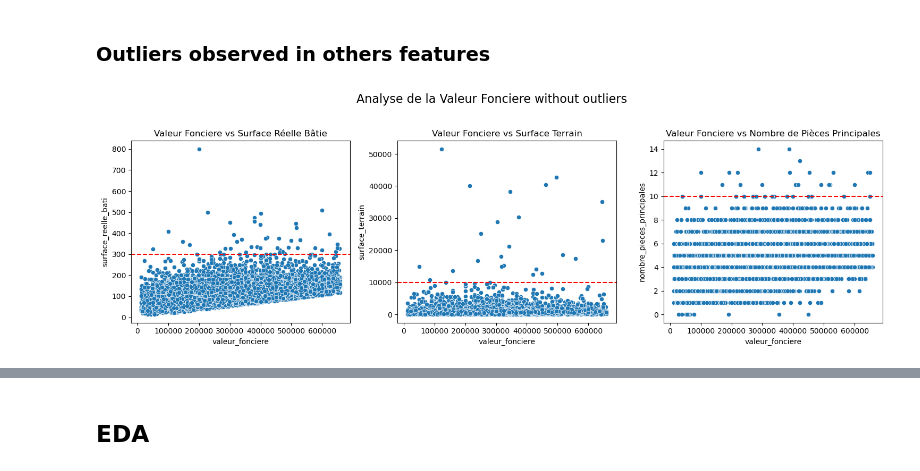
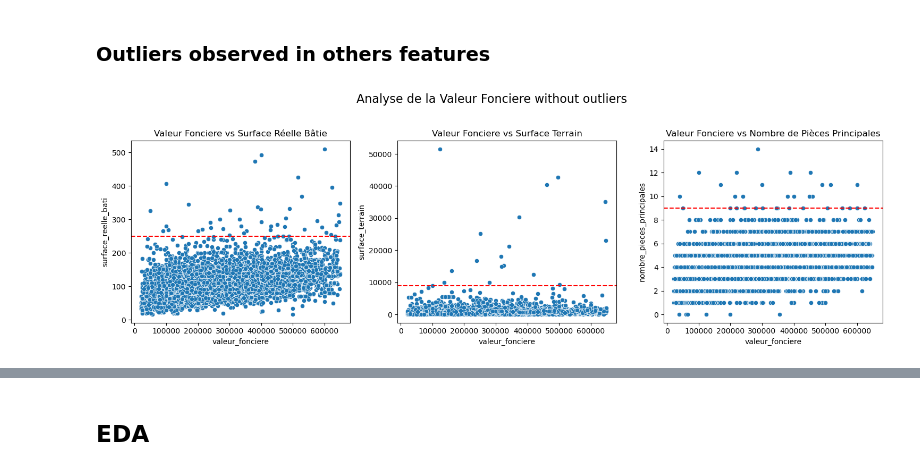
Before and after one commit to MelanieP31/Project_ML_HousePrice, a Jupyter notebook: House_Price_Toulouse/test2.ipynb, the cells around one changed output, grey strips where cells are left out. Cells and saved outputs as stored; diff of their text form; code cells hidden in the pictures.

```diff
--- a/House_Price_Toulouse/test2.ipynb
+++ b/House_Price_Toulouse/test2.ipynb
@@ -188,8 +223,6 @@ Series([], dtype: float64)
 # %%
 #save version df final
 df.to_csv("HouseApptPrice_Tls.csv",index=False)
-# %%
-df = pd.read_csv("HouseApptPrice_Tls.csv")
 # %%
 # Separate apartment and house
 df_maison = df[df['type_local']=='Maison']
@@ -211,6 +244,3 @@ len(df_appt)
 ### Analysis
 # %%
 df_house = pd.read_csv("HousePrice_Tls.csv")
-# %%
-# average price,for a houe, per m² (May 2024) Hautegaronne 2 803euros
-df_house['prix_mcarre'] = df_house['valeur_fonciere']/df_house['surface_reelle_bati']
@@ -437,0 +295,2 @@ plt.show()
+# %%
+df_house_cleaned = df_house.drop(index=index_outliers_valeur_fonciere)
@@ -437,0 +325,2 @@ plt.show()
+# %%
+df_house_cleaned = df_house_cleaned[df_house_cleaned['valeur_fonciere'] > 20000]
@@ -440,21 +360,21 @@ plt.show()
 # %%
 fig, axes = plt.subplots(nrows=1, ncols=3, figsize=(15, 5))
 
 sns.scatterplot(data=df_house_cleaned, x='valeur_fonciere', y='surface_reelle_bati', ax=axes[0])
 axes[0].set_title('Valeur Fonciere vs Surface Réelle Bâtie')
-axes[0].axhline(y=300,color='red', linestyle='--')
+axes[0].axhline(y=250,color='red', linestyle='--')
 
 sns.scatterplot(data=df_house_cleaned, x='valeur_fonciere', y='surface_terrain', ax=axes[1])
 axes[1].set_title('Valeur Fonciere vs Surface Terrain')
-axes[1].axhline(y=10000,color='red', linestyle='--')
+axes[1].axhline(y=9000,color='red', linestyle='--')
 
 sns.scatterplot(data=df_house_cleaned, x='valeur_fonciere', y='nombre_pieces_principales', ax=axes[2])
 axes[2].set_title('Valeur Fonciere vs Nombre de Pièces Principales')
-axes[2].axhline(y=10,color='red', linestyle='--')
+axes[2].axhline(y=9,color='red', linestyle='--')
 
 fig.suptitle('Analyse de la Valeur Fonciere without outliers', fontsize=16)
 plt.tight_layout(rect=[0, 0, 1, 0.95])
 plt.show()
 # %% [output]
-[figure, old version]
+[figure, new version]
 # %%
```
Also changed, not shown: parts of 123 cells of this notebook, 15 other files.
